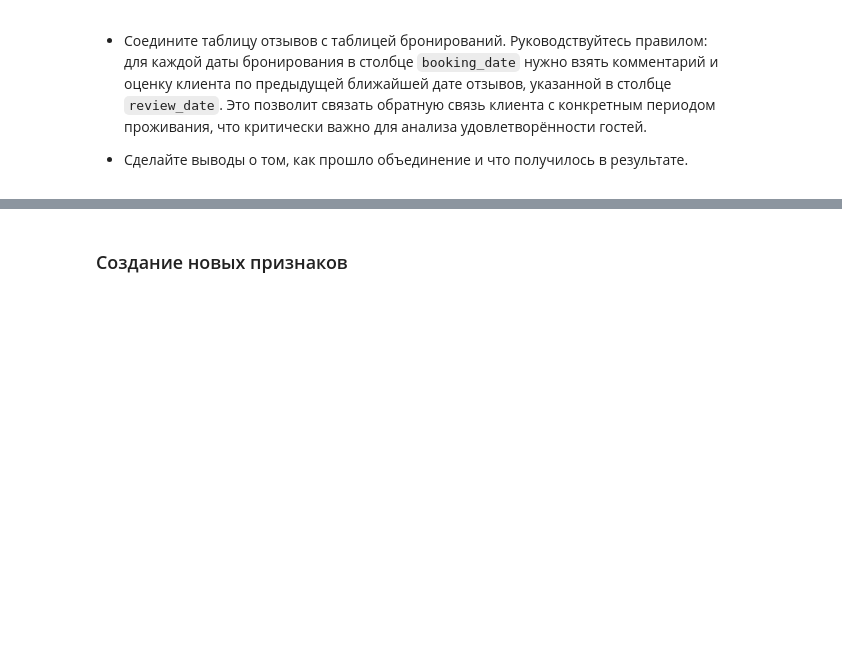
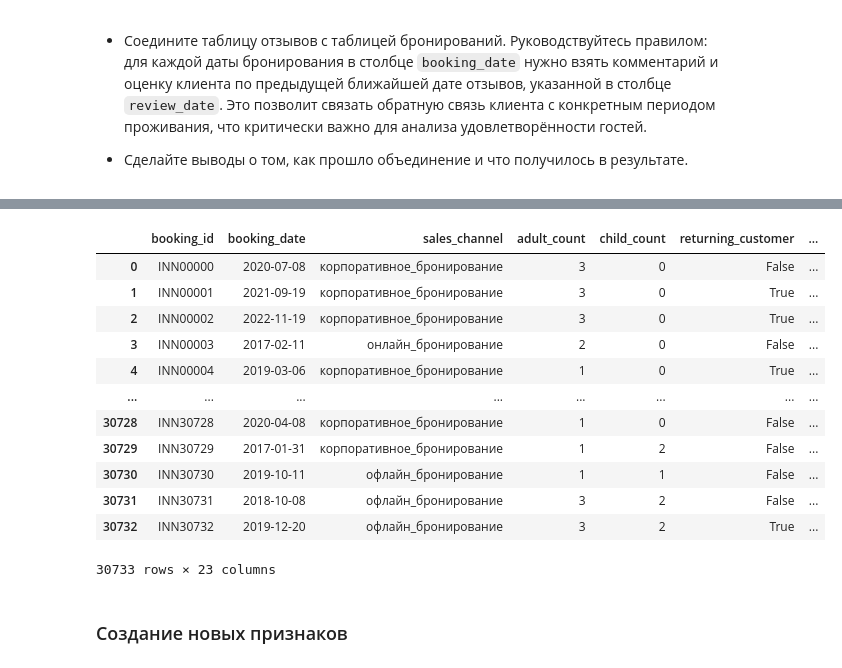
Before and after one commit to MEYakunin/Sprint17_Booking_Cancellation_Predict, a Jupyter notebook: Sprint17_Booking_Cancellation_Predict.ipynb, the cells around one changed output, grey strips where cells are left out. Cells and saved outputs as stored; diff of their text form; code cells hidden in the pictures; blank space fills up the shorter version.

```diff
--- a/Sprint17_Booking_Cancellation_Predict.ipynb
+++ b/Sprint17_Booking_Cancellation_Predict.ipynb
@@ -486,3 +518,49 @@ plt.show()
+# %%
+# 2. Получаем customer_id для каждой брони через join по booking_id
+#    (в df_bookings нет customer_id — берём из df_reviews)
+cid_mapping = df_reviews_drop_dupl[['booking_id', 'customer_id']]
+bookings_with_cid = pd.merge(
+    df_bookings_drop_dupl,
+    cid_mapping,
+    on='booking_id',
+    how='left'
+)
+
+# 3. Сортируем по дате (требование merge_asof)
+bookings_sorted = bookings_with_cid.sort_values('booking_date').reset_index(drop=True)
+reviews_sorted = df_reviews_drop_dupl.sort_values('review_date').reset_index(drop=True)
+
+# 4. merge_asof: для каждой брони — ближайший ПРЕДЫДУЩИЙ отзыв того же клиента
+#    direction='backward' → review_date <= booking_date
+#    by='customer_id' → ищем только среди отзывов того же клиента
+merged = pd.merge_asof(
+    bookings_sorted,
+    reviews_sorted,
+    left_on='booking_date',
+    right_on='review_date',
+    by='customer_id',
+    direction='backward',
+    suffixes=('', '_review')  # booking_id из отзывов → booking_id_review
+)
+
+# 5. Восстанавливаем исходный порядок
+merged = merged.sort_values('booking_id').reset_index(drop=True)
+# %%
+merged
+# %% [output]
+|  | booking_id | booking_date | sales_channel | adult_count | child_count | returning_customer | ... |
+| 0 | INN00000 | 2020-07-08 | корпоративное_бронирование | 3 | 0 | False | ... |
+| 1 | INN00001 | 2021-09-19 | корпоративное_бронирование | 3 | 0 | True | ... |
+| 2 | INN00002 | 2022-11-19 | корпоративное_бронирование | 3 | 0 | True | ... |
+| 3 | INN00003 | 2017-02-11 | онлайн_бронирование | 2 | 0 | False | ... |
+| 4 | INN00004 | 2019-03-06 | корпоративное_бронирование | 1 | 0 | True | ... |
+| ... | ... | ... | ... | ... | ... | ... | ... |
+| 30728 | INN30728 | 2020-04-08 | корпоративное_бронирование | 1 | 0 | False | ... |
+| 30729 | INN30729 | 2017-01-31 | корпоративное_бронирование | 1 | 2 | False | ... |
+| 30730 | INN30730 | 2019-10-11 | офлайн_бронирование | 1 | 1 | False | ... |
+| 30731 | INN30731 | 2018-10-08 | офлайн_бронирование | 3 | 2 | False | ... |
+| 30732 | INN30732 | 2019-12-20 | офлайн_бронирование | 3 | 2 | True | ... |
+30733 rows × 23 columns
 # %% [markdown]
 ### Создание новых признаков
 # %% [markdown]
```
Also changed, not shown: parts of 2 cells of this notebook, 1 other file.
